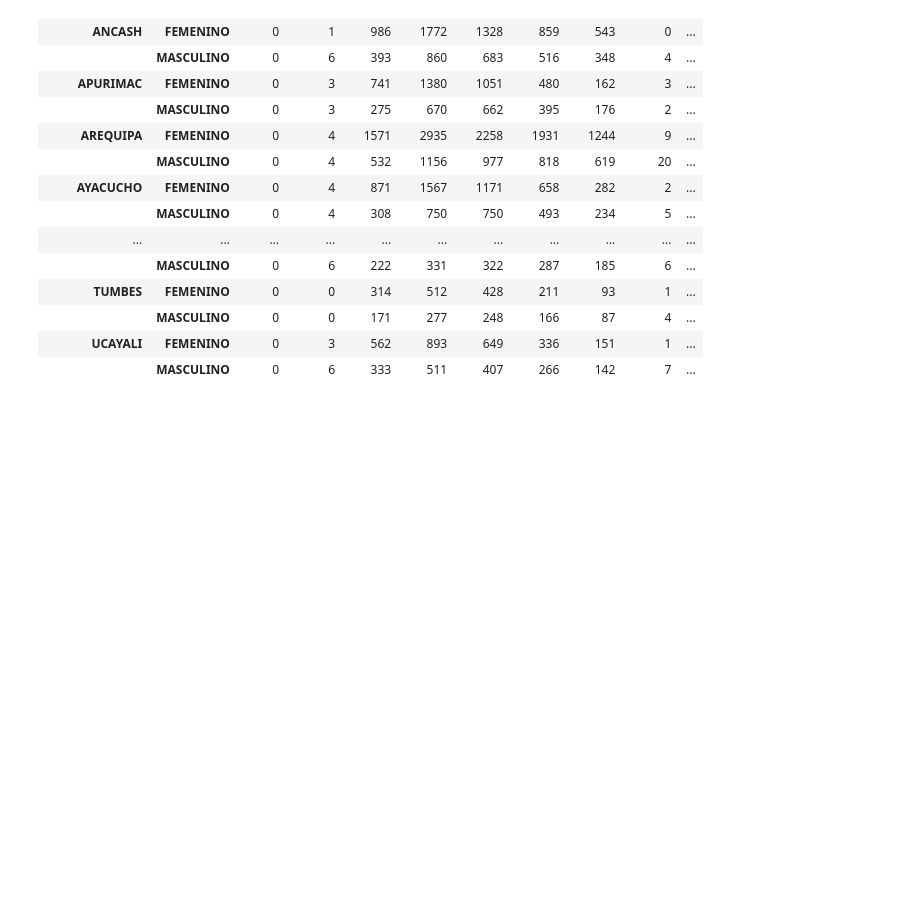
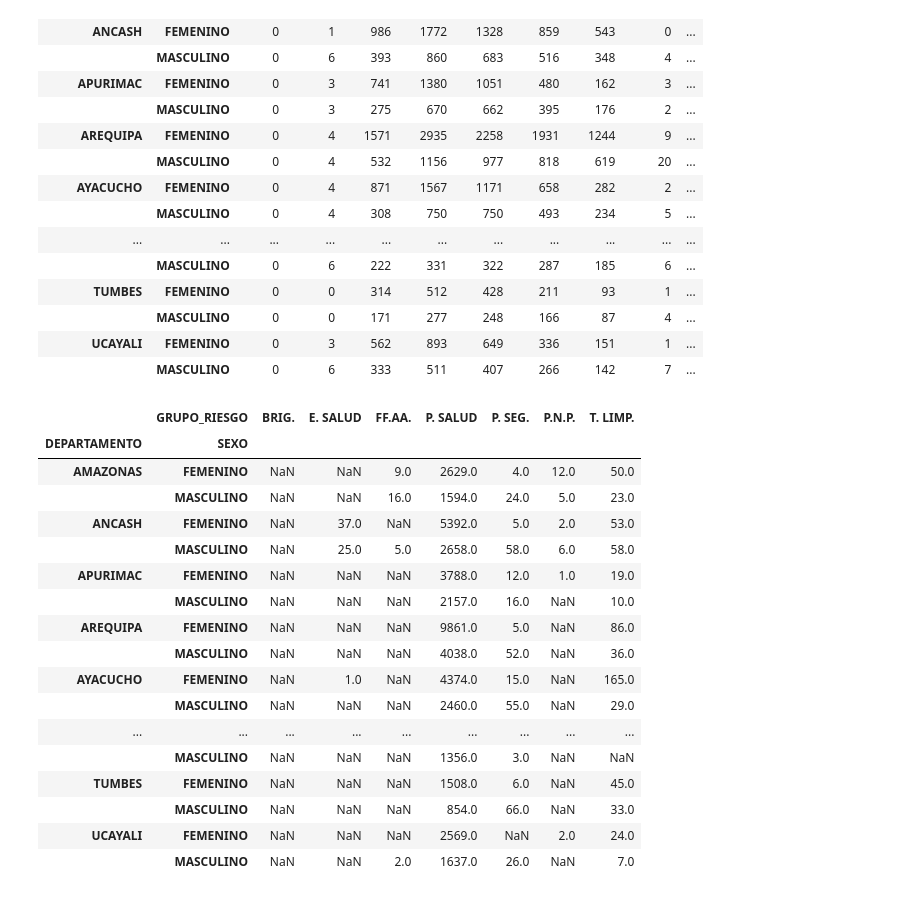
Before and after one commit to malexandersalazar/covid-19-peru-distribucion-vacunacion, a Jupyter notebook: src/main.ipynb, the cells around one changed output. Cells and saved outputs as stored; diff of their text form; code cells hidden in the pictures; blank space fills up the shorter version.

Commit message:
Risk group charts added

```diff
--- a/src/main.ipynb
+++ b/src/main.ipynb
@@ -69,0 +75,19 @@ def get_data_by_department(department):
+# %%
+# Abreviando los grupos de riesgo
+df['GRUPO_RIESGO'].replace('PERSONAL DE SALUD','P. SALUD', inplace=True)
+df['GRUPO_RIESGO'].replace('TRABAJADOR Ó PERSONAL DE LIMPIEZA','T. LIMP.', inplace=True)
+df['GRUPO_RIESGO'].replace('PERSONAL DE SEGURIDAD','P. SEG.', inplace=True)
+df['GRUPO_RIESGO'].replace('PERSONAL MILITAR Ó FF AA','FF.AA.', inplace=True)
+df['GRUPO_RIESGO'].replace('POLICIA NACIONAL DEL PERU','P.N.P.', inplace=True)
+df['GRUPO_RIESGO'].replace('ESTUDIANTES DE CIENCIAS DE LA SALUD','E. SALUD', inplace=True)
+df['GRUPO_RIESGO'].replace('BRIGADISTAS','BRIG.', inplace=True)
+
+# Fenero Serie de grupos de riesgo
+grupos_riesgo = df['GRUPO_RIESGO'].unique()
+grupos_riesgo_series = pd.Series(np.zeros_like(grupos_riesgo),grupos_riesgo)
+
+# Agrupo el conjunto de datos por DEPARTAMENTO, SEXO y EDAD para el DataFrame
+gb_age = df[["DEPARTAMENTO","SEXO",'EDAD']].groupby(['DEPARTAMENTO', 'SEXO', pd.cut(df['EDAD'], BINS, False)])
+
+# Agrupo el conjunto de datos por DEPARTAMENTO, SEXO y GRUPO_RIESGO para el DataFrame
+gb_gr = df[["DEPARTAMENTO","SEXO",'GRUPO_RIESGO']].groupby(['DEPARTAMENTO', 'SEXO', 'GRUPO_RIESGO'])
@@ -91,6 +121,28 @@ gb.size().unstack()
 |  | MASCULINO | 0 | 0 | 171 | 277 | 248 | 166 | 87 | 4 | ... |
 | UCAYALI | FEMENINO | 0 | 3 | 562 | 893 | 649 | 336 | 151 | 1 | ... |
 |  | MASCULINO | 0 | 6 | 333 | 511 | 407 | 266 | 142 | 7 | ... |
+# %%
+# Visualizo los datos agrupados por GRUPO_RIESGO via DataFrame
+gb_gr.size().unstack()
+# %% [output]
+|  | GRUPO_RIESGO | BRIG. | E. SALUD | FF.AA. | P. SALUD | P. SEG. | P.N.P. | T. LIMP. |
+| DEPARTAMENTO | SEXO |  |  |  |  |  |  |  |
+| AMAZONAS | FEMENINO | NaN | NaN | 9.0 | 2629.0 | 4.0 | 12.0 | 50.0 |
+|  | MASCULINO | NaN | NaN | 16.0 | 1594.0 | 24.0 | 5.0 | 23.0 |
+| ANCASH | FEMENINO | NaN | 37.0 | NaN | 5392.0 | 5.0 | 2.0 | 53.0 |
+|  | MASCULINO | NaN | 25.0 | 5.0 | 2658.0 | 58.0 | 6.0 | 58.0 |
+| APURIMAC | FEMENINO | NaN | NaN | NaN | 3788.0 | 12.0 | 1.0 | 19.0 |
+|  | MASCULINO | NaN | NaN | NaN | 2157.0 | 16.0 | NaN | 10.0 |
+| AREQUIPA | FEMENINO | NaN | NaN | NaN | 9861.0 | 5.0 | NaN | 86.0 |
+|  | MASCULINO | NaN | NaN | NaN | 4038.0 | 52.0 | NaN | 36.0 |
+| AYACUCHO | FEMENINO | NaN | 1.0 | NaN | 4374.0 | 15.0 | NaN | 165.0 |
+|  | MASCULINO | NaN | NaN | NaN | 2460.0 | 55.0 | NaN | 29.0 |
+| ... | ... | ... | ... | ... | ... | ... | ... | ... |
+|  | MASCULINO | NaN | NaN | NaN | 1356.0 | 3.0 | NaN | NaN |
+| TUMBES | FEMENINO | NaN | NaN | NaN | 1508.0 | 6.0 | NaN | 45.0 |
+|  | MASCULINO | NaN | NaN | NaN | 854.0 | 66.0 | NaN | 33.0 |
+| UCAYALI | FEMENINO | NaN | NaN | NaN | 2569.0 | NaN | 2.0 | 24.0 |
+|  | MASCULINO | NaN | NaN | 2.0 | 1637.0 | 26.0 | NaN | 7.0 |
 # %%
 yticks = [5,15,25,35,45,55,65,75,85]
 
```
Also changed, not shown: parts of 10 cells of this notebook, 53 other files.
